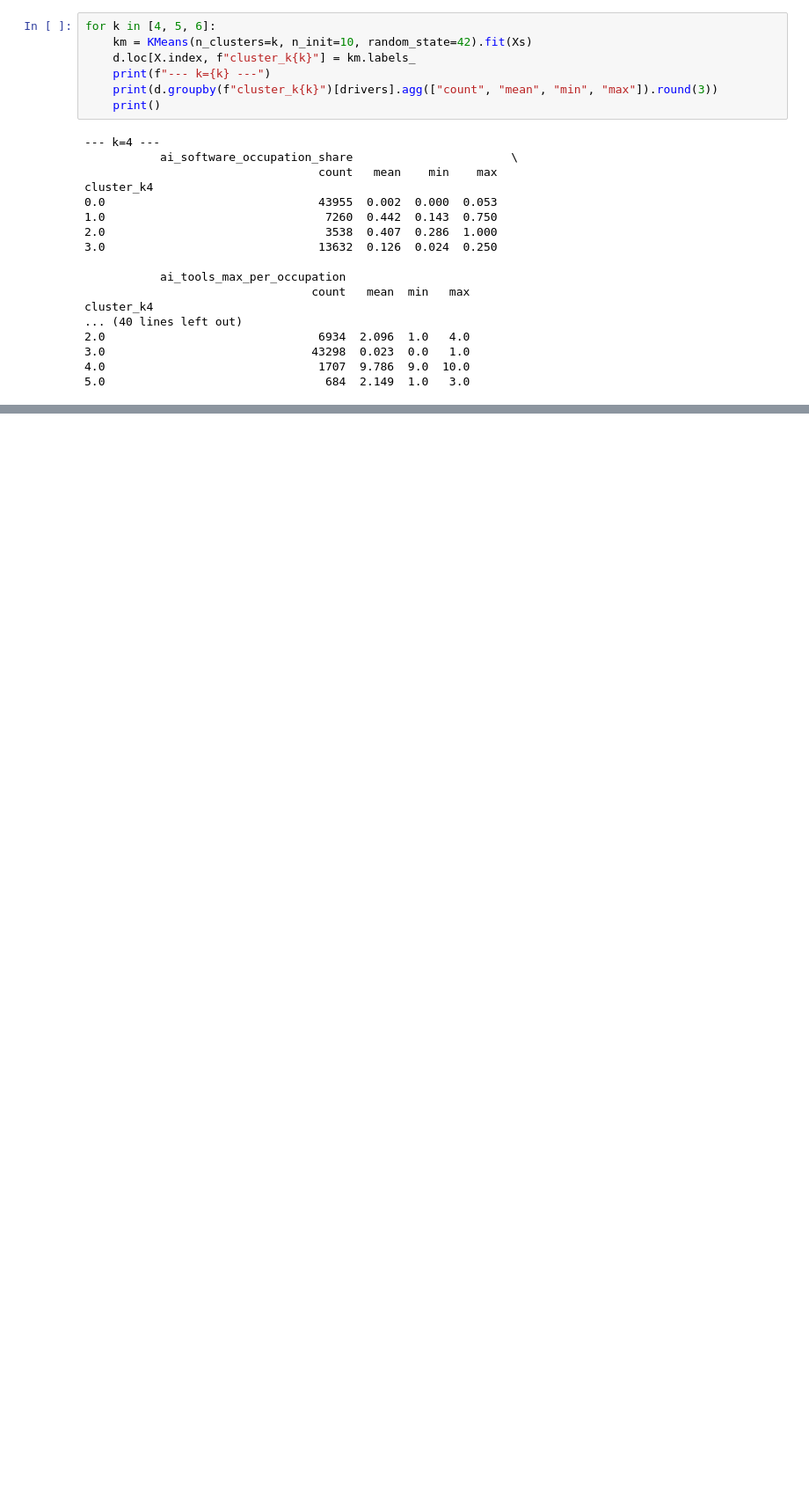
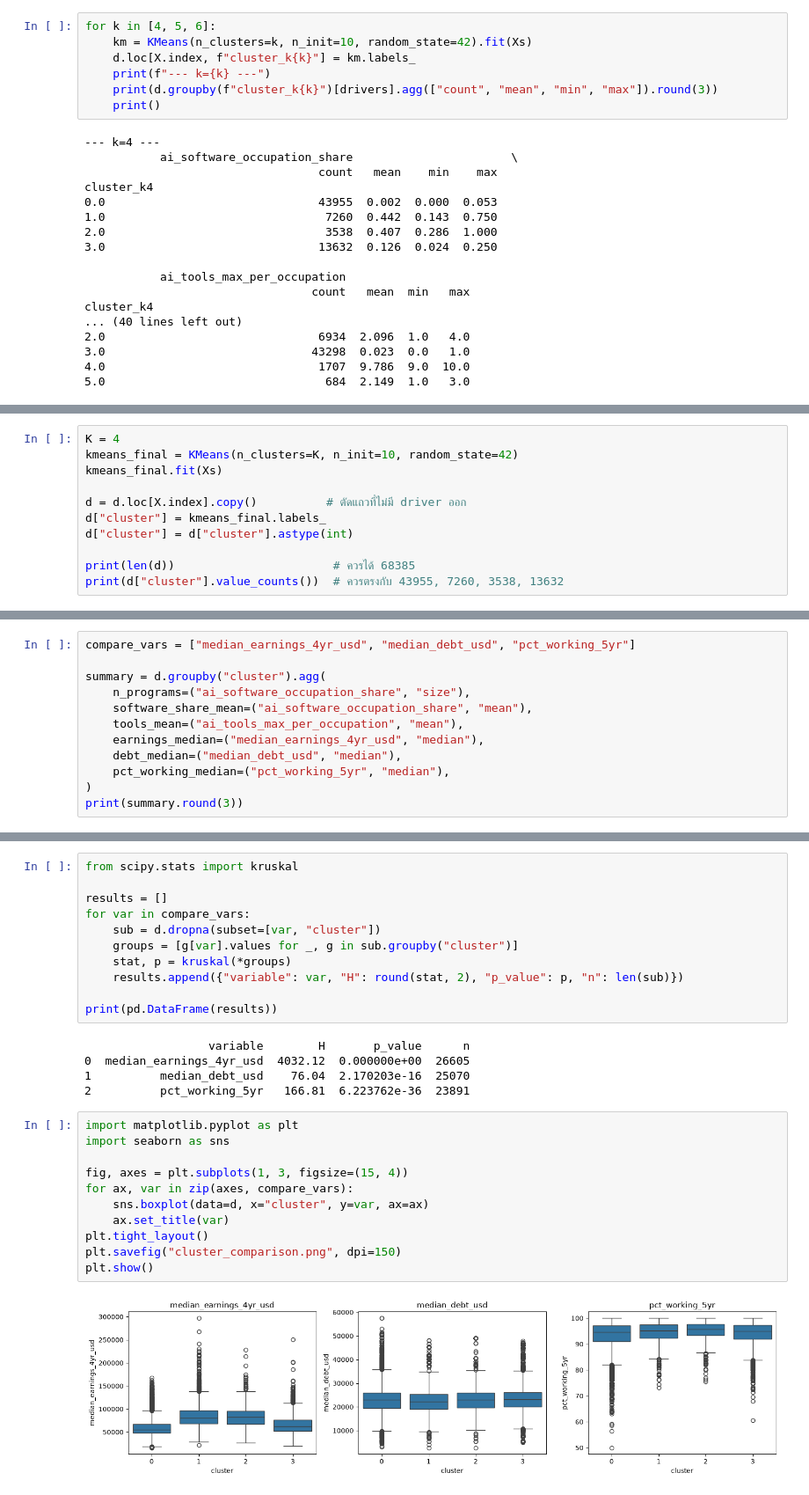
Before and after one commit to notknowEAC/project-data-sci, a Jupyter notebook: main.ipynb, the cells around one changed output, grey strips where cells are left out. Shown at 88% size. Cells and saved outputs as stored; diff of their text form; blank space fills up the shorter version.

```diff
--- a/main.ipynb
+++ b/main.ipynb
@@ -482,0 +467,11 @@ IntCastingNaNError: Cannot convert non-finite values (NA or inf) to integer.Repl
+# %%
+K = 4
+kmeans_final = KMeans(n_clusters=K, n_init=10, random_state=42)
+kmeans_final.fit(Xs)
+
+d = d.loc[X.index].copy()          # ตัดแถวที่ไม่มี driver ออก
+d["cluster"] = kmeans_final.labels_
+d["cluster"] = d["cluster"].astype(int)
+
+print(len(d))                       # ควรได้ 68385
+print(d["cluster"].value_counts())  # ควรตรงกับ 43955, 7260, 3538, 13632
@@ -482,0 +496,12 @@ IntCastingNaNError: Cannot convert non-finite values (NA or inf) to integer.Repl
+# %%
+compare_vars = ["median_earnings_4yr_usd", "median_debt_usd", "pct_working_5yr"]
+
+summary = d.groupby("cluster").agg(
+    n_programs=("ai_software_occupation_share", "size"),
+    software_share_mean=("ai_software_occupation_share", "mean"),
+    tools_mean=("ai_tools_max_per_occupation", "mean"),
+    earnings_median=("median_earnings_4yr_usd", "median"),
+    debt_median=("median_debt_usd", "median"),
+    pct_working_median=("pct_working_5yr", "median"),
+)
+print(summary.round(3))
@@ -482,0 +522,29 @@ IntCastingNaNError: Cannot convert non-finite values (NA or inf) to integer.Repl
+# %%
+from scipy.stats import kruskal
+
+results = []
+for var in compare_vars:
+    sub = d.dropna(subset=[var, "cluster"])
+    groups = [g[var].values for _, g in sub.groupby("cluster")]
+    stat, p = kruskal(*groups)
+    results.append({"variable": var, "H": round(stat, 2), "p_value": p, "n": len(sub)})
+
+print(pd.DataFrame(results))
+# %% [output]
+                  variable        H       p_value      n
+0  median_earnings_4yr_usd  4032.12  0.000000e+00  26605
+1          median_debt_usd    76.04  2.170203e-16  25070
+2          pct_working_5yr   166.81  6.223762e-36  23891
+# %%
+import matplotlib.pyplot as plt
+import seaborn as sns
+
+fig, axes = plt.subplots(1, 3, figsize=(15, 4))
+for ax, var in zip(axes, compare_vars):
+    sns.boxplot(data=d, x="cluster", y=var, ax=ax)
+    ax.set_title(var)
+plt.tight_layout()
+plt.savefig("cluster_comparison.png", dpi=150)
+plt.show()
+# %% [output]
+[figure, added]
```
Also changed, not shown: parts of 36 cells of this notebook.
